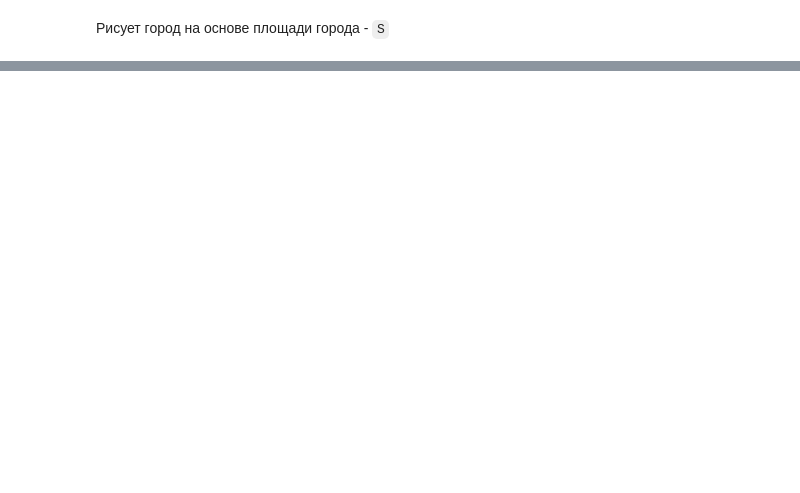
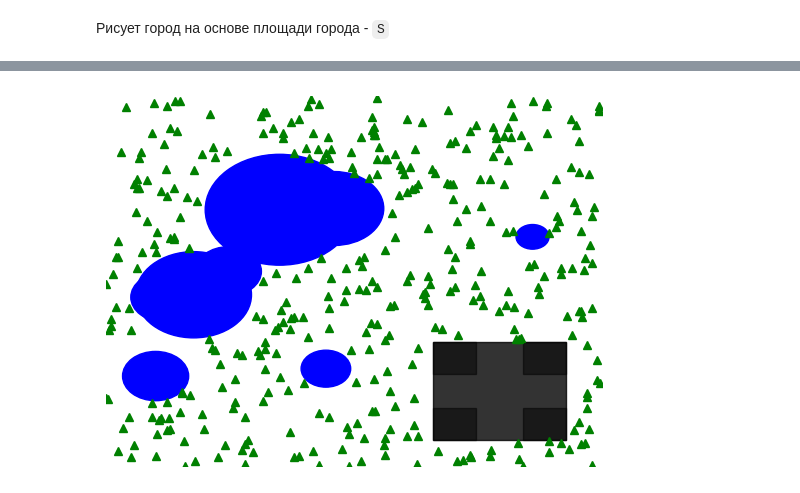
Before and after one commit to KirillCKO/PetProjects, a Jupyter notebook: OtherProjects/micro_projects.ipynb, the cells around one changed output, grey strips where cells are left out. Saved outputs shown, nothing was run; the diff lists cells and outputs as text; code cells hidden in the pictures; blank space fills up the shorter version.

```diff
--- a/OtherProjects/micro_projects.ipynb
+++ b/OtherProjects/micro_projects.ipynb
@@ -607,0 +406,15 @@ def go():
+# %%
+# Задаем константы
+WIDTH = 150
+HEIGHT = 150
+
+TREE = '/\\'
+FIRE = 'W'
+EMPTY = ' '
+plt.rcParams['font.family'] = 'DejaVu Sans'
+
+# попробовать взять дургие значения
+INITIAL_TREE_DENSITY = 0.5 # Начальное заполнение всего леса деревьями
+GROW_CHANCE = 0.05
+FIRE_CHANCE = 0.05
+PAUSE = 2
@@ -607,0 +466,14 @@ def go():
+# %%
+fig, ax = plt.subplots()
+ax.set_xlim(-150, 150)
+ax.set_ylim(-150, 150)
+ax.axis(False)
+
+square_polygon = draw_city(80)
+circle_rad_center = draw_lake(10, square_polygon=square_polygon)
+
+forest = create_new_forest(circle_rad_center, square_polygon)
+
+draw_forest(ax, forest)
+# %% [output]
+[figure, added]
```
Also changed, not shown: parts of 24 cells of this notebook.
